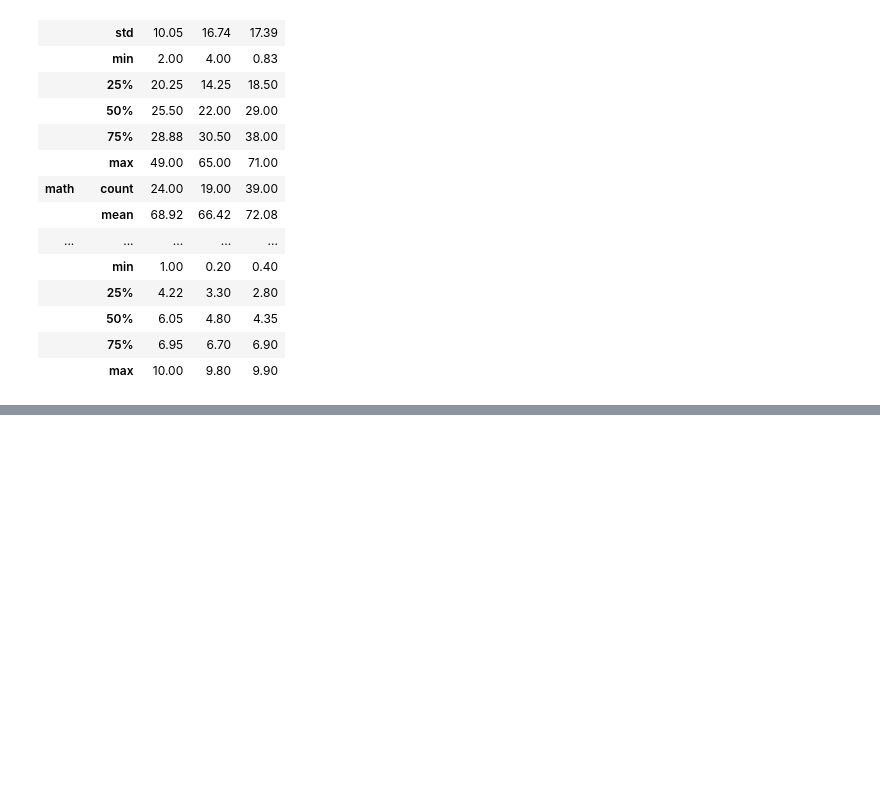
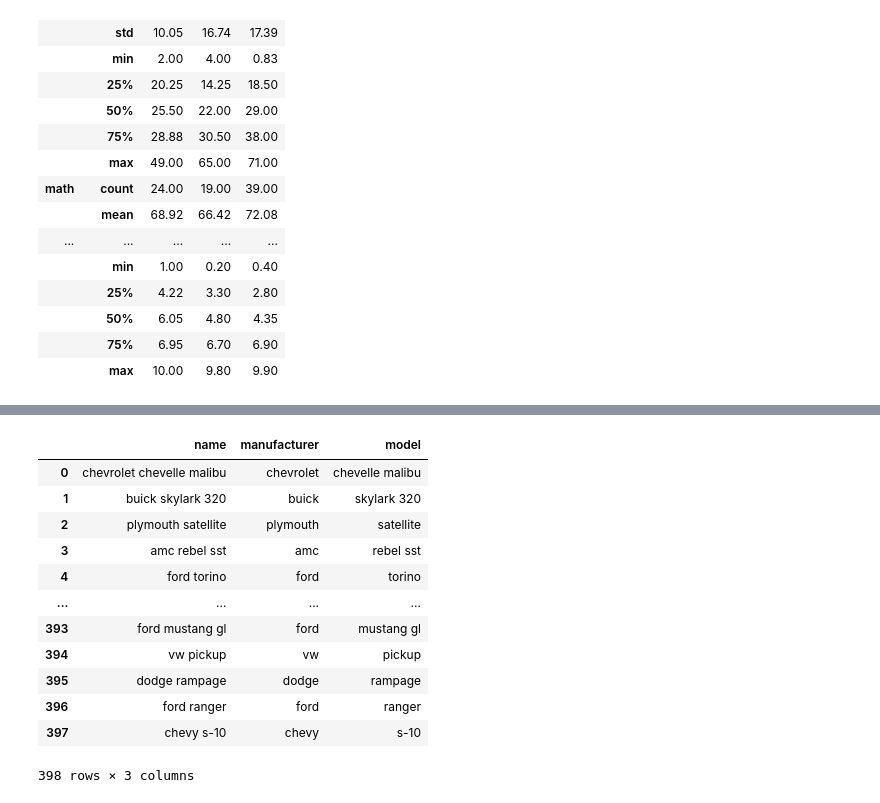
Before and after one commit to rubinkim/machine_learning_07_2022, a Jupyter notebook: 02_pandas/08_그룹분석.ipynb, the cells around one changed output, grey strips where cells are left out. Drawn from its saved outputs; the diff is of its cells as text; code cells hidden in the pictures; blank space fills up the shorter version.

Commit message:
pd.DataFrame().attribute.apply(lambda x : x~~~~)

```diff
--- a/02_pandas/08_그룹분석.ipynb
+++ b/02_pandas/08_그룹분석.ipynb
@@ -266,0 +313,19 @@ df1.groupby(by='country').describe().round(2).T
+# %%
+mpg['manufacturer'] = mpg.name.apply(lambda x : x.split(' ')[0])
+mpg['model'] = mpg.name.apply(lambda x : ' '.join(x.split(' ')[1:]) if len(x.split(' ')) > 1 else np.nan)
+# %%
+mpg[['name', 'manufacturer', 'model']]
+# %% [output]
+|  | name | manufacturer | model |
+| 0 | chevrolet chevelle malibu | chevrolet | chevelle malibu |
+| 1 | buick skylark 320 | buick | skylark 320 |
+| 2 | plymouth satellite | plymouth | satellite |
+| 3 | amc rebel sst | amc | rebel sst |
+| 4 | ford torino | ford | torino |
+| ... | ... | ... | ... |
+| 393 | ford mustang gl | ford | mustang gl |
+| 394 | vw pickup | vw | pickup |
+| 395 | dodge rampage | dodge | rampage |
+| 396 | ford ranger | ford | ranger |
+| 397 | chevy s-10 | chevy | s-10 |
+398 rows × 3 columns
```
Also changed, not shown: parts of 5 cells of this notebook.
